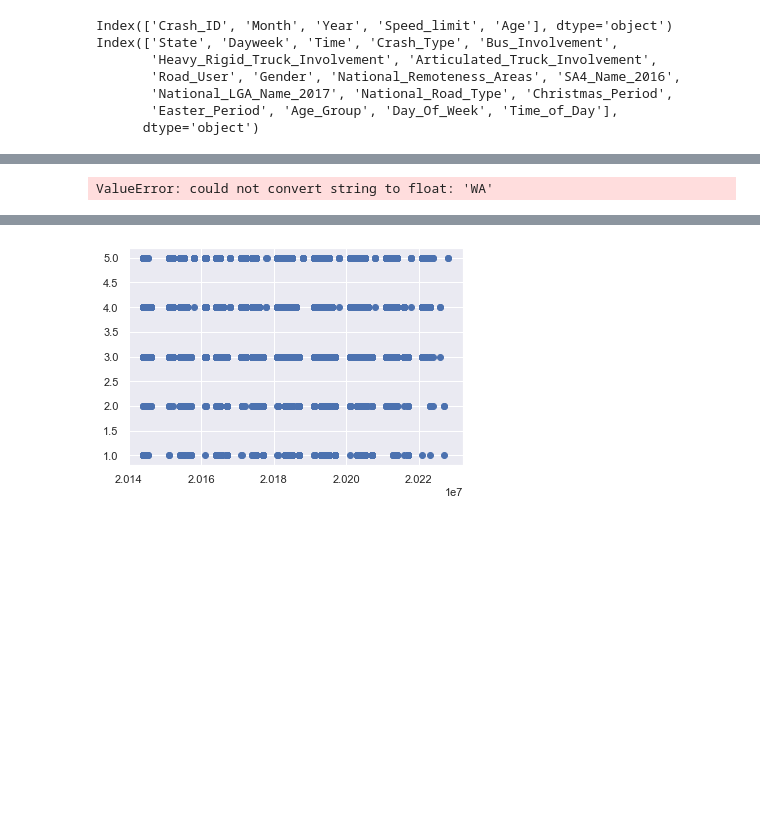
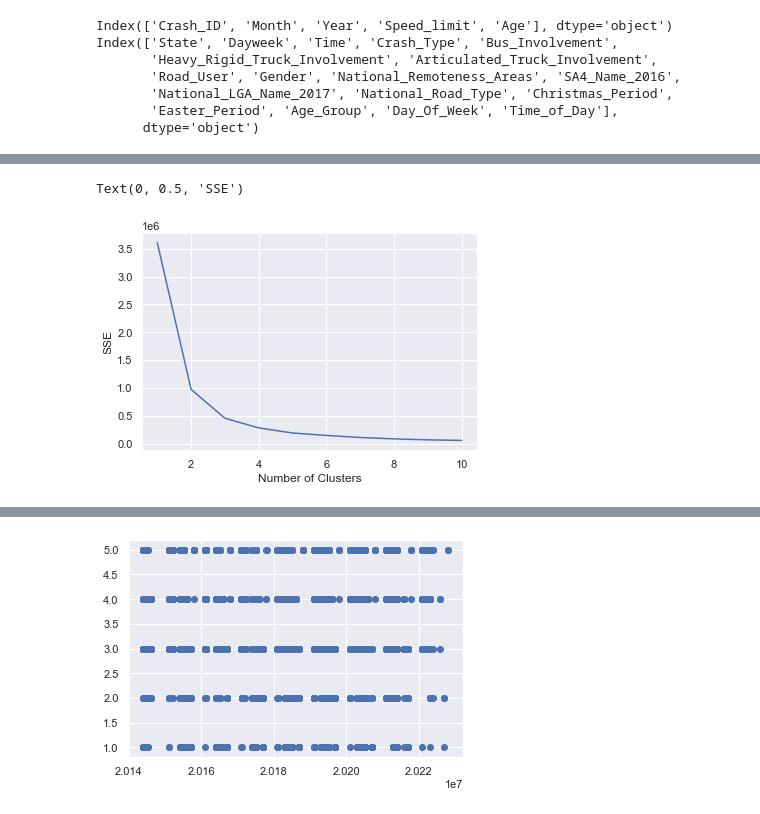
Before and after one commit to cooper-plath/CP3403DataMining, a Jupyter notebook: Dataset.ipynb, the cells around one changed output, grey strips where cells are left out. Drawn from its saved outputs; the diff is of its cells as text; code cells hidden in the pictures; blank space fills up the shorter version.

```diff
--- a/Dataset.ipynb
+++ b/Dataset.ipynb
@@ -220,14 +157,15 @@ data3
 # %%
 numClusters = [1, 2, 3, 4, 5, 6, 7, 8, 9, 10]
 SSE = []
 for k in numClusters:
     k_means = cluster.KMeans(n_clusters=k)
-    k_means.fit(data3)
+    k_means.fit(data5)
     SSE.append(k_means.inertia_)
 
 plt.plot(numClusters, SSE)
 plt.xlabel('Number of Clusters')
 plt.ylabel('SSE')
 # %% [output]
-ValueError: could not convert string to float: 'WA'
+Text(0, 0.5, 'SSE')
+[figure, added]
 # %%
```
Also changed, not shown: parts of 19 cells of this notebook.
